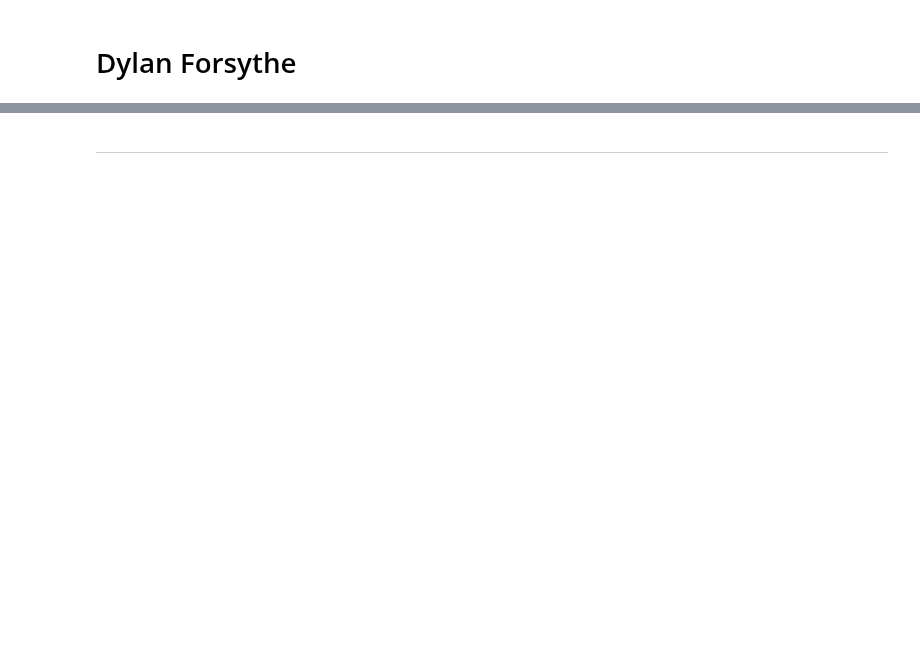
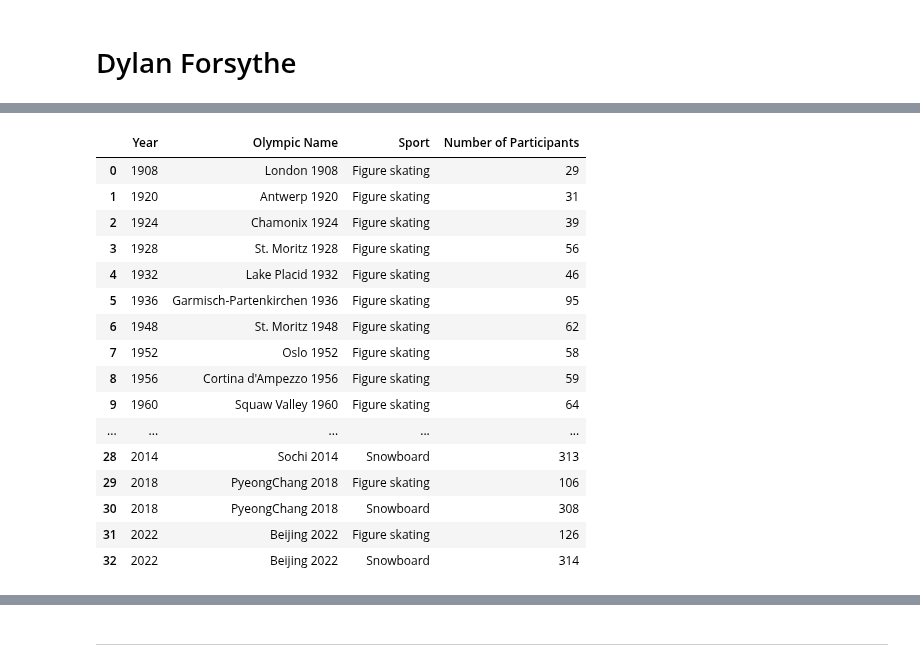
Before and after one commit to ubco-W2022T2-data301/project-group-group17, a Jupyter notebook: analysis/notebooks/analysis_dylan.ipynb, the cells around one changed output, grey strips where cells are left out. Cells and saved outputs as stored; diff of their text form; code cells hidden in the pictures; blank space fills up the shorter version.

```diff
--- a/analysis/notebooks/analysis_dylan.ipynb
+++ b/analysis/notebooks/analysis_dylan.ipynb
@@ -162,0 +39,10 @@ t[0][0], t[1][0]
+# %%
+Research_df_merged = pd.merge(OlympicResultsDF, OlympicAthletesDF, how='outer')
+Research_df_merged = pd.merge(Research_df_merged, OlympicMedalsDF, how='outer')
+Research_df_merged = pd.merge(Research_df_merged, OlympicHostsDF, left_on='slug_game', right_on='game_slug')
+Research_df_merged = Research_df_merged.drop(columns=['first_game','athlete_full_name','game_slug','athletes','value_unit','value_type',
+                                 'games_participations','athlete_url','participant_type',
+                                 'rank_equal','rank_position','country_name','country_code',
+                                 'country_3_letter_code','athlete_year_birth','bio',
+                                 'athlete_medals','event_gender','participant_title',
+                                 'game_end_date','game_start_date','game_season','slug_game'])
@@ -162,0 +78,22 @@ t[0][0], t[1][0]
+# %%
+Snow_and_Skate_per_Sport = Snow_and_Skate_df.groupby(['Year', 'Olympic Name', 'Sport'])['Olympic Host'].count().reset_index()
+Snow_and_Skate_per_Sport = Snow_and_Skate_per_Sport.rename(columns={'Olympic Host' : 'Number of Participants'})
+Snow_and_Skate_per_Sport
+# %% [output]
+|  | Year | Olympic Name | Sport | Number of Participants |
+| 0 | 1908 | London 1908 | Figure skating | 29 |
+| 1 | 1920 | Antwerp 1920 | Figure skating | 31 |
+| 2 | 1924 | Chamonix 1924 | Figure skating | 39 |
+| 3 | 1928 | St. Moritz 1928 | Figure skating | 56 |
+| 4 | 1932 | Lake Placid 1932 | Figure skating | 46 |
+| 5 | 1936 | Garmisch-Partenkirchen 1936 | Figure skating | 95 |
+| 6 | 1948 | St. Moritz 1948 | Figure skating | 62 |
+| 7 | 1952 | Oslo 1952 | Figure skating | 58 |
+| 8 | 1956 | Cortina d'Ampezzo 1956 | Figure skating | 59 |
+| 9 | 1960 | Squaw Valley 1960 | Figure skating | 64 |
+| ... | ... | ... | ... | ... |
+| 28 | 2014 | Sochi 2014 | Snowboard | 313 |
+| 29 | 2018 | PyeongChang 2018 | Figure skating | 106 |
+| 30 | 2018 | PyeongChang 2018 | Snowboard | 308 |
+| 31 | 2022 | Beijing 2022 | Figure skating | 126 |
+| 32 | 2022 | Beijing 2022 | Snowboard | 314 |
```
Also changed, not shown: parts of 25 cells of this notebook.
